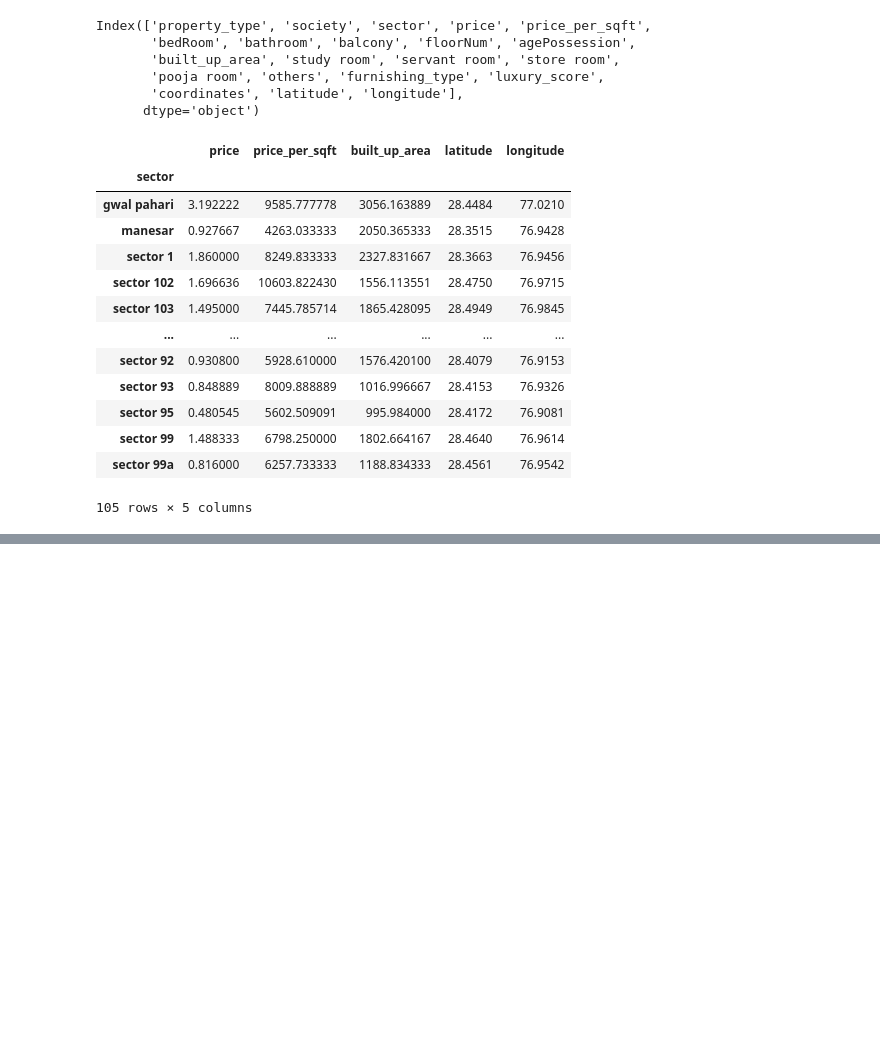
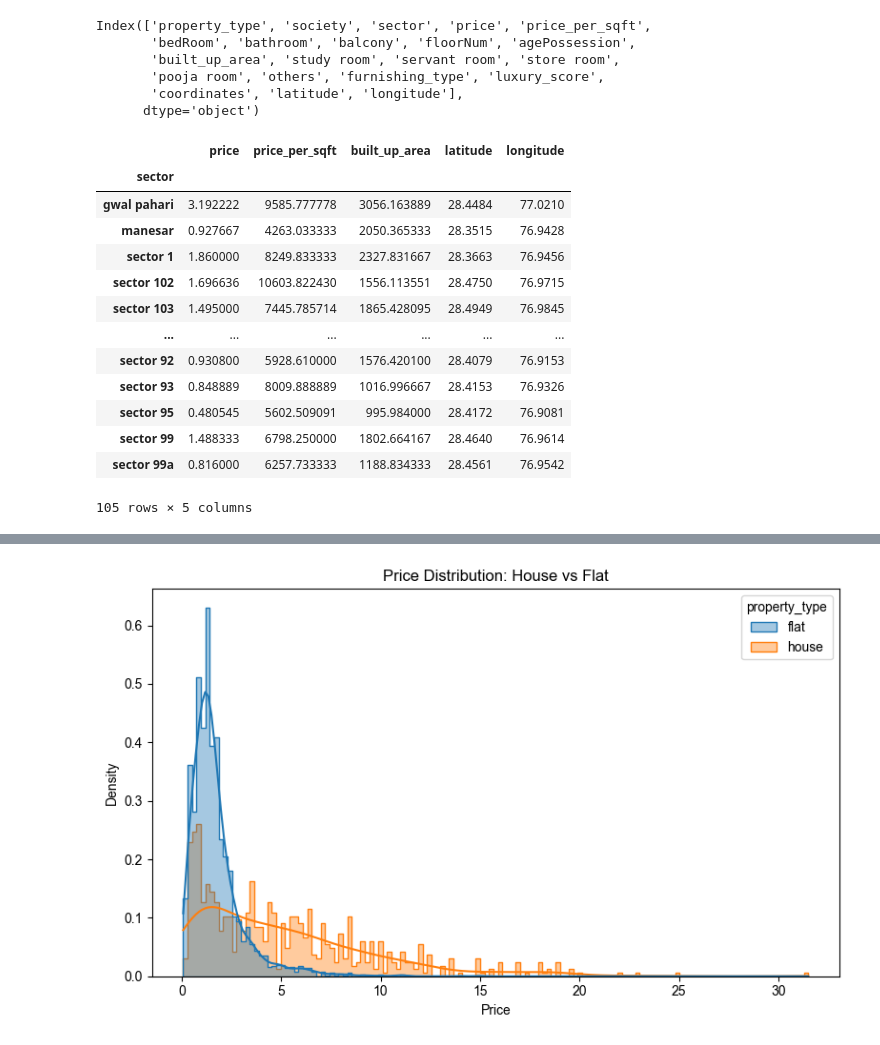
Before and after one commit to Aryanupadhyay23/Real-Estate-Capstone-Project, a Jupyter notebook: data-visualization.ipynb, the cells around one changed output, grey strips where cells are left out. Cells and saved outputs as stored; diff of their text form; code cells hidden in the pictures; blank space fills up the shorter version.

```diff
--- a/data-visualization.ipynb
+++ b/data-visualization.ipynb
@@ -240,0 +244,22 @@ new_df['sector'].unique().tolist().insert(0,'overall')
+# %%
+import seaborn as sns
+import matplotlib.pyplot as plt
+
+plt.figure(figsize=(8, 5))
+sns.histplot(
+    data=df,
+    x="price",
+    hue="property_type",
+    element="step",           # outlines instead of filled, good for comparison
+    stat="density",          # density so different counts are comparable
+    common_norm=False,       # each hue normalized independently
+    kde=True,                # adds smoothed density
+    alpha=0.4
+)
+plt.title("Price Distribution: House vs Flat")
+plt.xlabel("Price")
+plt.ylabel("Density")
+plt.tight_layout()
+plt.show()
+# %% [output]
+[figure, added]
```
Also changed, not shown: parts of 17 cells of this notebook, 2 other files.
